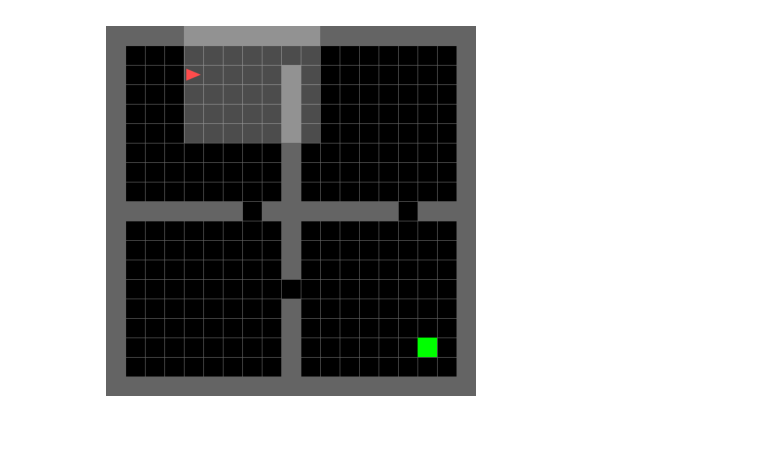
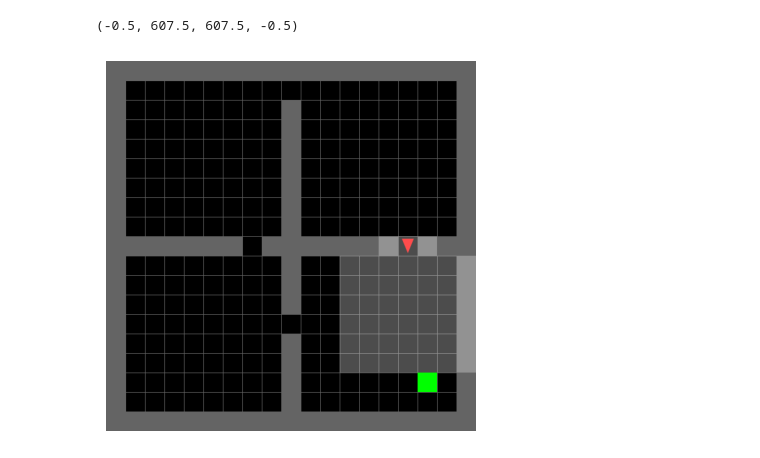
Before and after one commit to Lukeroberto/rl-refresher, a Jupyter notebook: mcts/mcts.ipynb, the cells around one changed output. Cells and saved outputs as stored; diff of their text form; code cells hidden in the pictures.

Commit message:
more testing + Four rooms works when iters/depth/discount tuned

```diff
--- a/mcts/mcts.ipynb
+++ b/mcts/mcts.ipynb
@@ -11,7 +11,6 @@ import graphviz
 from copy import deepcopy
 from collections import defaultdict
 # %%
-
 class FrozenLakeModel:
     def __init__(self, transitions):
         self.model = transitions
@@ -48,16 +47,22 @@ class MCTS:
         self.cur_state = cur_state
         self.model = model
         self.iters: int = hparams["iters"]
-        self.discount = 0.99
+        self.discount = hparams.get("discount", 0.99)
         self.sim_depth = hparams.get("sim_depth", 1000)
+        self.rollout_heuristic = hparams.get("rollout_heuristic", None)
+        self.expansion_heuristic = hparams.get("expansion_heuristic", None)
+        self.dupes: dict[tuple, Node] = {}
 
     def search(self):
         root = Node(self.cur_state)
         print("Running MCTS.")
-        for i in trange(self.iters):
+        pbar = tqdm(range(self.iters))
+        for i in pbar:
             next_node = self._treePolicy(root)
             reward = self._rolloutPolicy(next_node)
             self._backup(next_node, reward)
+
+            pbar.set_description(f"Action Values: {[child.value for child in root.children.values()]}")
 
         print("MCTS finished.")
         return self._best_action(root), root
@@ -85,7 +90,11 @@ class MCTS:
         done = False
         cum_reward = node.reward
         for _ in range(self.sim_depth):
-            action = np.random.choice(self.model.actions(cur_node.state))
+            if self.rollout_heuristic is not None:
+                action = np.random.choice(self.model.actions(cur_node.state), p=self.heuristic)
+            else:
+                action = np.random.choice(self.model.actions(cur_node.state))
+
             next_obs, r, done, _ = self.model.step(cur_node.state, action)
 
             cum_reward += r
@@ -112,9 +121,18 @@ class MCTS:
             for performed in list(node.children.keys()):
                 actions.remove(performed)
 
-        action = np.random.choice(actions)
+        if(self.expansion_heuristic is not None):
+            available_probs = self.expansion_heuristic[actions]
+            normalize = sum(self.expansion_heuristic[actions])
+            modified_probs = available_probs/normalize if normalize > 0 else np.ones_like(available_probs) / sum(np.ones_like(available_probs))
+            action = np.random.choice(actions, p=modified_probs)
+        else:
+            action = np.random.choice(actions)
 
         next_obs, r, done, _ = self.model.step(node.state, action)
+
+        # if next_obs in self.dupes:
+        #     return self.dupes[next_obs]
 
         # Construct new node
         next_node = Node(next_obs, action)
@@ -124,6 +142,7 @@ class MCTS:
 
         # Add to list of children
         node.children[action] = next_node
+        self.dupes[next_obs] = next_node
 
         return next_node
 
@@ -214,7 +258,7 @@ env = gym.make("FrozenLake-v1", map_name="8x8", is_slippery=False)
 model = FrozenLakeModel(env.P)
 nS = flatdim(env.observation_space)
 V = np.zeros(nS)
-for i in trange(env.observation_space.n):
+for i in tqdm(range(env.observation_space.n)):
     _, values = MCTS(i, model, {"iters": 100}).search()
     V[i] = np.mean([child.value for child in values.children.values()])
 
@@ -238,7 +305,7 @@ class FourRoomsModel:
         return env.step(action)
 
     def actions(self, obs) -> list[int]:
-        return list(range(env.action_space.n))
+        return list(range(env.action_space.n - 4))
 
 class FourRoomsEnvPos(FourRoomsEnv):
     def __init__(self, agent_pos=None, goal_pos=None, **kwargs):
@@ -247,7 +314,7 @@ class FourRoomsEnvPos(FourRoomsEnv):
 
     def step(self, action):
         _, r, terminated, truncated, _ = super().step(action)
-        return (self.agent_pos, self.agent_dir), r, terminated or truncated, _
+        return (self.agent_pos, self.agent_dir), int(self.agent_pos == self._goal_default_pos), terminated or truncated, _
 
     def reset(self, seed=None):
         obs, _ = super().reset(seed=seed)
@@ -264,15 +331,13 @@ action_map = {
     6: "done"
 }
 # %%
-env = FourRoomsEnvPos(agent_pos=(2,2), goal_pos=(16,16))
+env = FourRoomsEnvPos(agent_pos=(15,9), goal_pos=(16,16))
 obs, _ = env.reset(seed=42)
-env.step(0)
-env.step(2)
-obs, _, _, _ = env.step(2)
 plt.imshow(env.get_frame())
 plt.axis("off")
-plt.savefig("./four-rooms/env")
+# plt.savefig("./four-rooms/env")
 # %% [output]
+(-0.5, 607.5, 607.5, -0.5)
-[figure, old version]
+[figure, new version]
 # %%
 model = FourRoomsModel()
```
Also changed, not shown: parts of 7 cells of this notebook, 1 other file.
